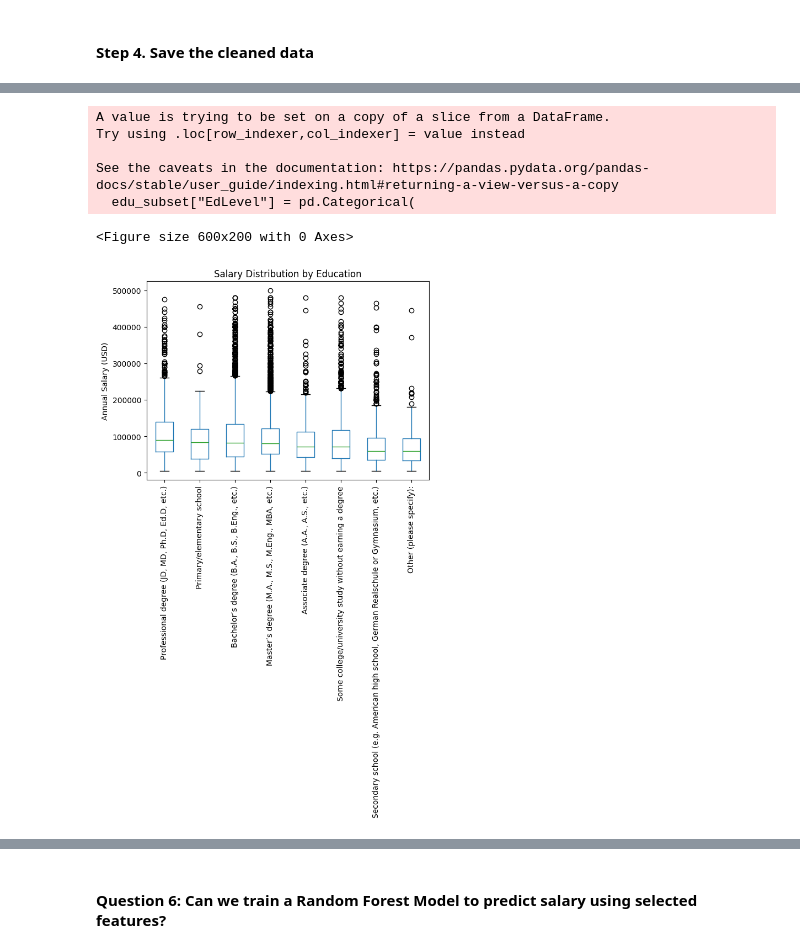
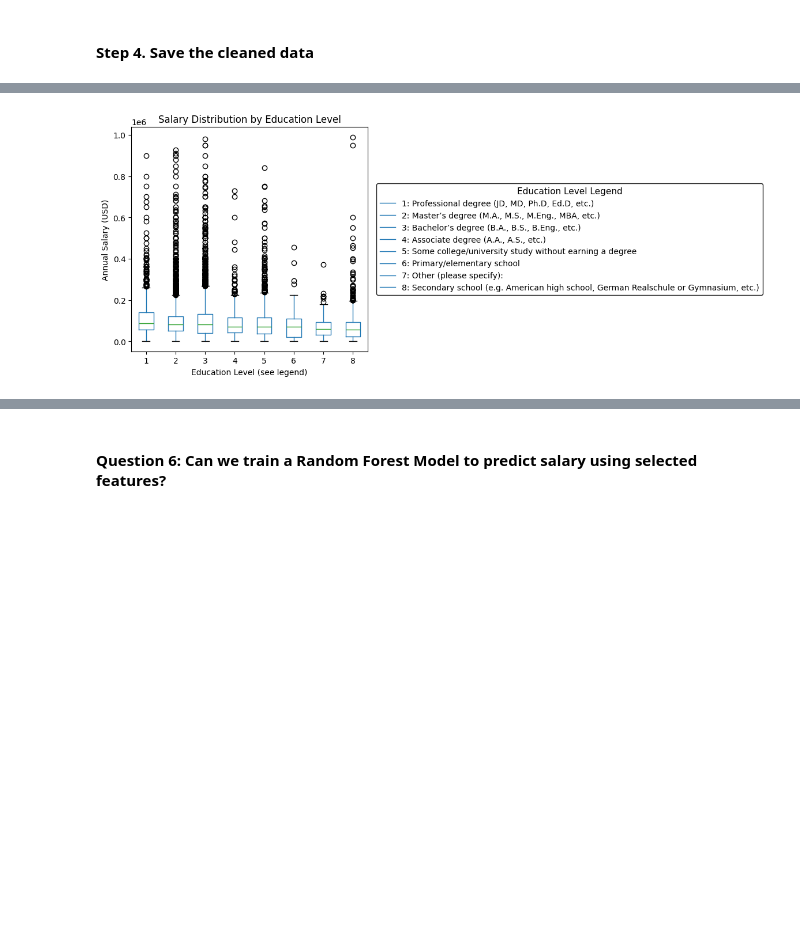
Before and after one commit to ilvfruits/stackoverflow-survey-2025, a Jupyter notebook: notebooks/01_salary_model_demo.ipynb, the cells around one changed output, grey strips where cells are left out. Cells and saved outputs as stored; diff of their text form; code cells hidden in the pictures; blank space fills up the shorter version.

```diff
--- a/notebooks/01_salary_model_demo.ipynb
+++ b/notebooks/01_salary_model_demo.ipynb
@@ -101,0 +112,3 @@ df.head()
+# %%
+# Remove none values
+df = df[df["salary"].notna()]
@@ -114,0 +179,5 @@ print(df.shape)
+# %%
+df = df[
+    (df["salary"] > 1000) &
+    (df["salary"] < 1000_000)
+]
@@ -165,0 +261,5 @@ print(df.shape)
+# %%
+# Drop rows with any NaN values
+df = df.dropna()
+
+print(f"\nShape after dropping NaN: {df.shape}")
@@ -304,44 +472,70 @@ See the caveats in the documentation: https://pandas.pydata.org/pandas-docs/stab
 # %%
-#Salary distribution by education
-
+# Salary distribution by education level (for the 8 most reported education levels)
 top_edu = (
     df["EdLevel"]
     .value_counts()
     .head(8)
     .index
 )
 
 edu_subset = df[df["EdLevel"].isin(top_edu)]
 
+# Calculate median salary for each education level and sort in descending order
 median_salaries = edu_subset.groupby("EdLevel")["salary"].median().sort_values(ascending=False)
+
+# Get education levels in order of decreasing median salary
 edu_ordered_by_median = median_salaries.index.tolist()
-edu_subset["EdLevel"] = pd.Categorical(
-    edu_subset["EdLevel"],
-    categories=edu_ordered_by_median,
+
+# Create abbreviation mapping
+abbreviation_map = {edu: str(i+1) for i, edu in enumerate(edu_ordered_by_median)}
+
+# Create a temporary column with abbreviations
+edu_subset["EdLevelAbbr"] = edu_subset["EdLevel"].map(abbreviation_map)
+
+# Make EdLevelAbbr categorical to maintain order
+edu_subset["EdLevelAbbr"] = pd.Categorical(
+    edu_subset["EdLevelAbbr"],
+    categories=[abbreviation_map[e] for e in edu_ordered_by_median],
     ordered=True
 )
 
-plt.figure(figsize=(6, 2))
+# Create figure with adjusted width to accommodate legend
+fig, ax = plt.subplots(figsize=(14, 5))  # Increased from (6, 2) to make room for legend
+
 edu_subset.boxplot(
     column="salary",
-    by="EdLevel",
-    rot=90,
-    grid=False
+    by="EdLevelAbbr",
+    grid=False,
+    ax=ax
 )
 
-plt.title("Salary Distribution by Education")
+plt.title("Salary Distribution by Education Level")
 plt.suptitle("")
 plt.ylabel("Annual Salary (USD)")
-plt.xlabel("")
+plt.xlabel("Education Level (see legend)")
 
-plt.tight_layout()
-plt.savefig("../reports/figures/salary_by_education.png", dpi=150)
+# Remove the default "by EdLevelAbbr" subtitle
+ax.get_figure().suptitle('')
+
+# Create legend text
+legend_text = [f"{i+1}: {edu}" for i, edu in enumerate(edu_ordered_by_median)]
+
+# Create legend on the right side
+legend = ax.legend(legend_text,
+                   title="Education Level Legend",
+                   title_fontsize=11,
+                   fontsize=10,
+                   loc='center left',
+                   bbox_to_anchor=(1.02, 0.5),  # Position to the right of the plot
+                   frameon=True,
+                   framealpha=0.9,
+                   edgecolor='black',
+                   fancybox=True)
+
+# Adjust layout to make room for the legend
+plt.tight_layout(rect=[0, 0, 0.85, 1])  # Leave 15% space on the right for legend
+
+plt.savefig("../reports/figures/salary_by_education.png", dpi=150, bbox_inches='tight')
 plt.show()
 # %% [output]
-A value is trying to be set on a copy of a slice from a DataFrame.
-Try using .loc[row_indexer,col_indexer] = value instead
-
-See the caveats in the documentation: https://pandas.pydata.org/pandas-docs/stable/user_guide/indexing.html#returning-a-view-versus-a-copy
-  edu_subset["EdLevel"] = pd.Categorical(
-<Figure size 600x200 with 0 Axes>
-[figure, old version]
+[figure, new version]
```
Also changed, not shown: parts of 54 cells of this notebook, 1 other file.
